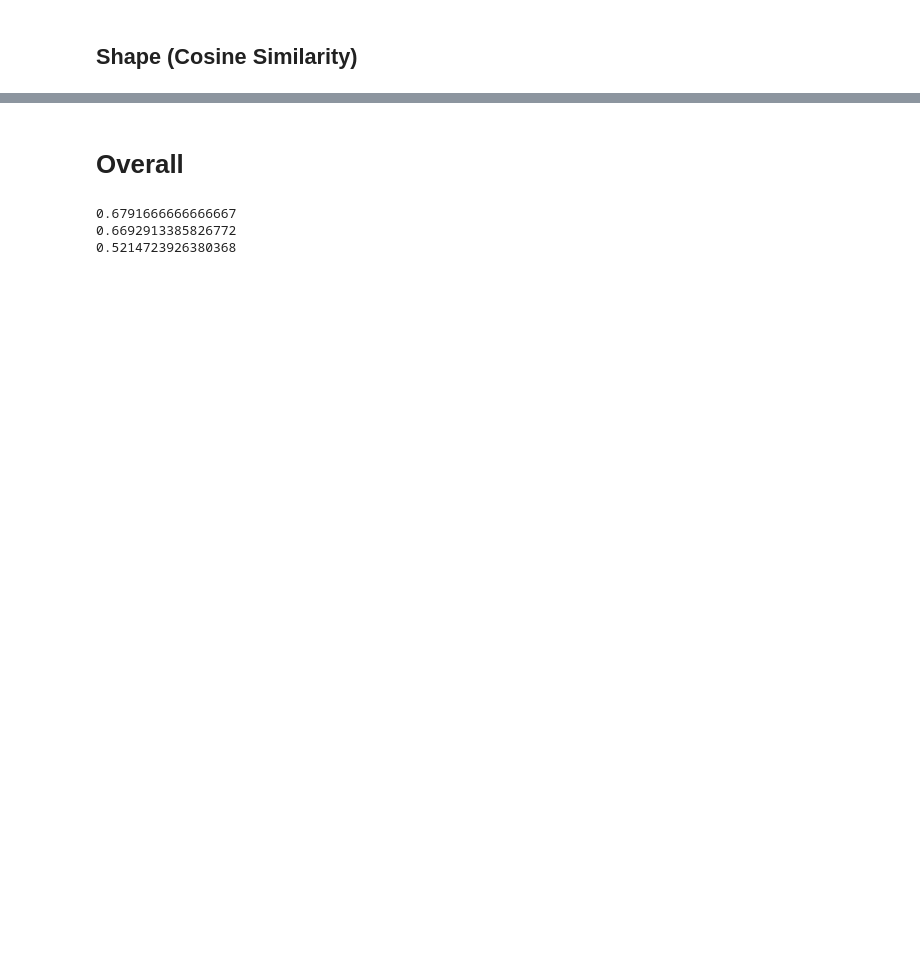
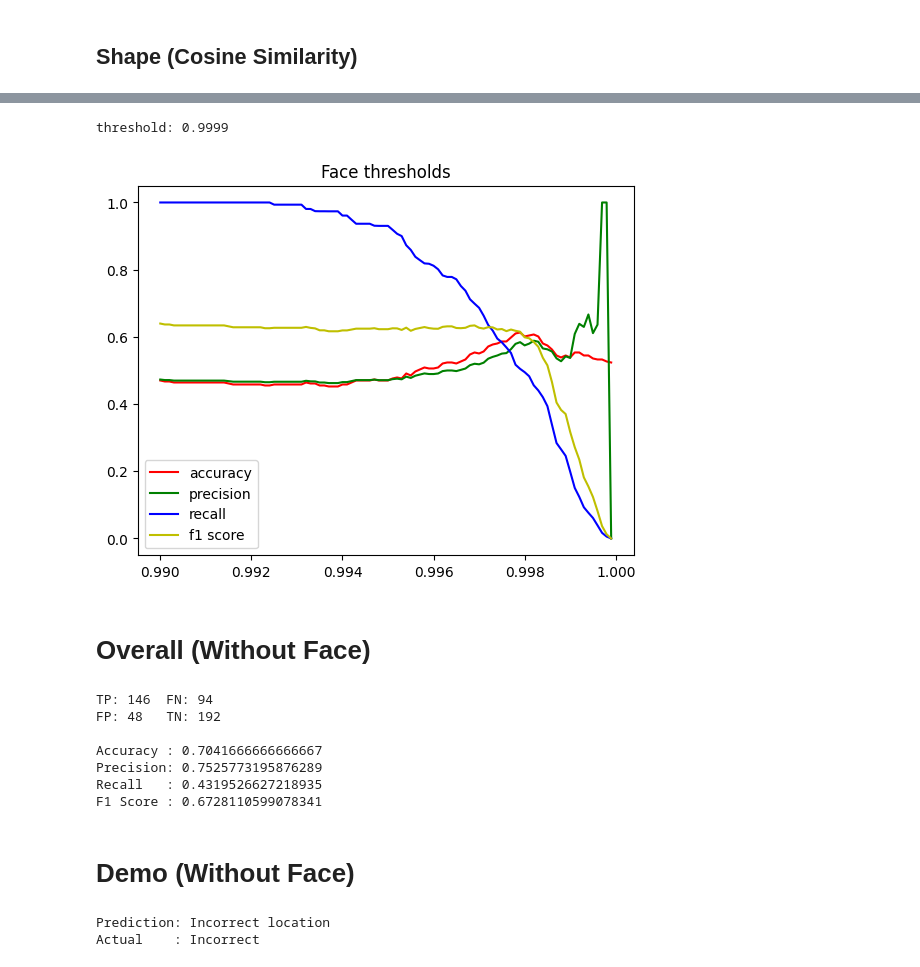
Before and after one commit to cgvillarroel/fslr-tutor, a Jupyter notebook: test.ipynb, the cells around one changed output, grey strips where cells are left out. Drawn from its saved outputs; the diff is of its cells as text; code cells hidden in the pictures; blank space fills up the shorter version.

```diff
--- a/test.ipynb
+++ b/test.ipynb
@@ -181,38 +167,45 @@ threshold: 0.999
+# %%
+def faceCosineCondition(result, threshold):
+    return (result.face_result < threshold
+            or result.face_result < threshold)
+
+test_face = thresholdTesterFactory(faceCosineCondition)
+# %%
+plotThresholds(test_face, 9900, 10000, 10000, title="Face thresholds")
+# %% [output]
+threshold: 0.9999
+[figure, added]
 # %% [markdown]
-# Overall
+# Overall (Without Face)
 # %%
-location_threshold = 0.88
+location_threshold = 0.975
 motion_threshold = 0.50
 shape_threshold = 0.92
 
 def overallCondition(result, _):
     return (result.location_results[0] < location_threshold
             or result.location_results[1] < location_threshold
-            or result.motion_results[0] >= motion_threshold
-            or result.motion_results[1] >= motion_threshold
-            or result.motion_results[2] >= motion_threshold
-            or result.motion_results[3] >= motion_threshold
-            or result.motion_results[4] >= motion_threshold
-            or result.motion_results[5] >= motion_threshold
+            or result.motion_results[0] > motion_threshold
+            or result.motion_results[1] > motion_threshold
+            or result.motion_results[2] > motion_threshold
+            or result.motion_results[3] > motion_threshold
+            or result.motion_results[4] > motion_threshold
+            or result.motion_results[5] > motion_threshold
             or result.shape_results[0] < shape_threshold
             or result.shape_results[1] < shape_threshold)
 
 
 test_overall = thresholdTesterFactory(overallCondition)
 
-true_pos, true_neg, false_pos, _ = test_overall(cosine_results, 0.0)
-accuracy = (true_pos + true_neg) / len(results)
-
-all_positive = true_pos + false_pos
-precision = true_pos / all_positive if all_positive > 0 else 0
-
-all_true = true_pos + true_neg
-recall = true_pos / all_true if all_true > 0 else 0
-
-print(accuracy)
-print(precision)
-print(recall)
+confusion_matrix = test_overall(results, 0.0)
+utils.printStats(confusion_matrix)
 # %% [output]
-0.6791666666666667
-0.6692913385826772
-0.5214723926380368
+TP: 146  FN: 94
+FP: 48   TN: 192
+
+Accuracy : 0.7041666666666667
+Precision: 0.7525773195876289
+Recall   : 0.4319526627218935
+F1 Score : 0.6728110599078341
+# %% [markdown]
+# Demo (Without Face)
@@ -218,0 +234,7 @@ print(recall)
+# %%
+result = results[random.randrange(0, len(results))]
+testResult(result)
+print(f"Actual    : {'Correct' if result.gesture1 == result.gesture2 else 'Incorrect'}")
+# %% [output]
+Prediction: Incorrect location
+Actual    : Incorrect
```
Also changed, not shown: parts of 19 cells of this notebook, 8 other files.
